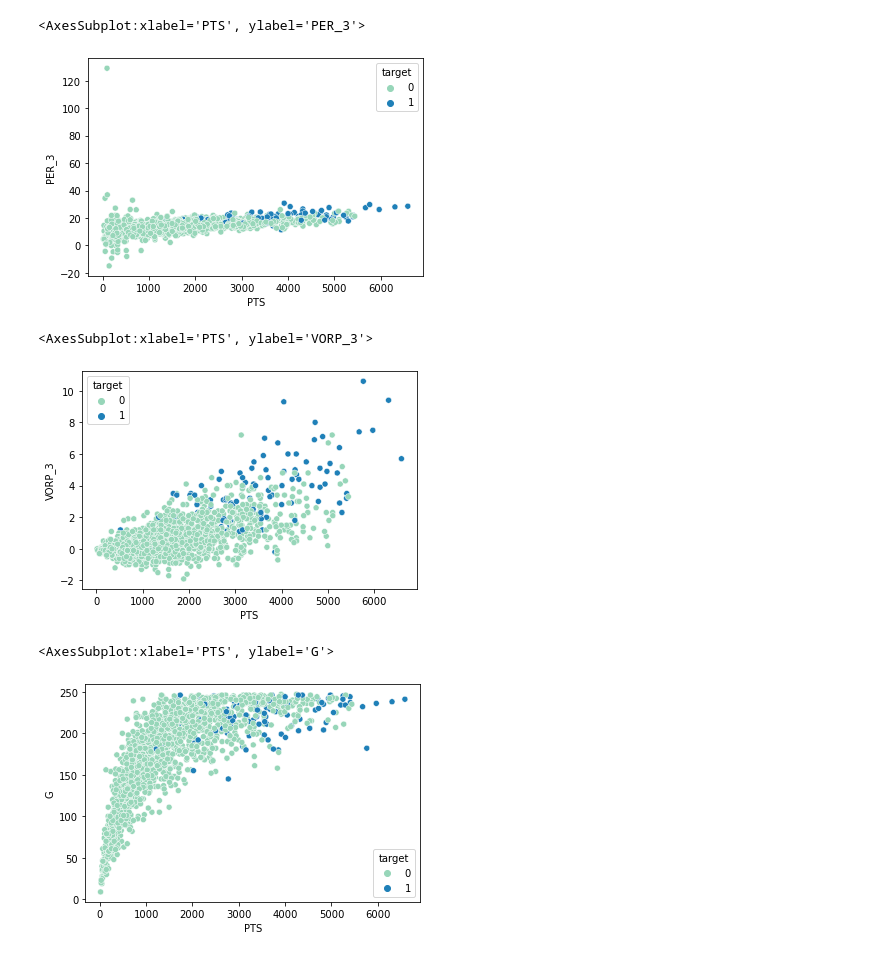
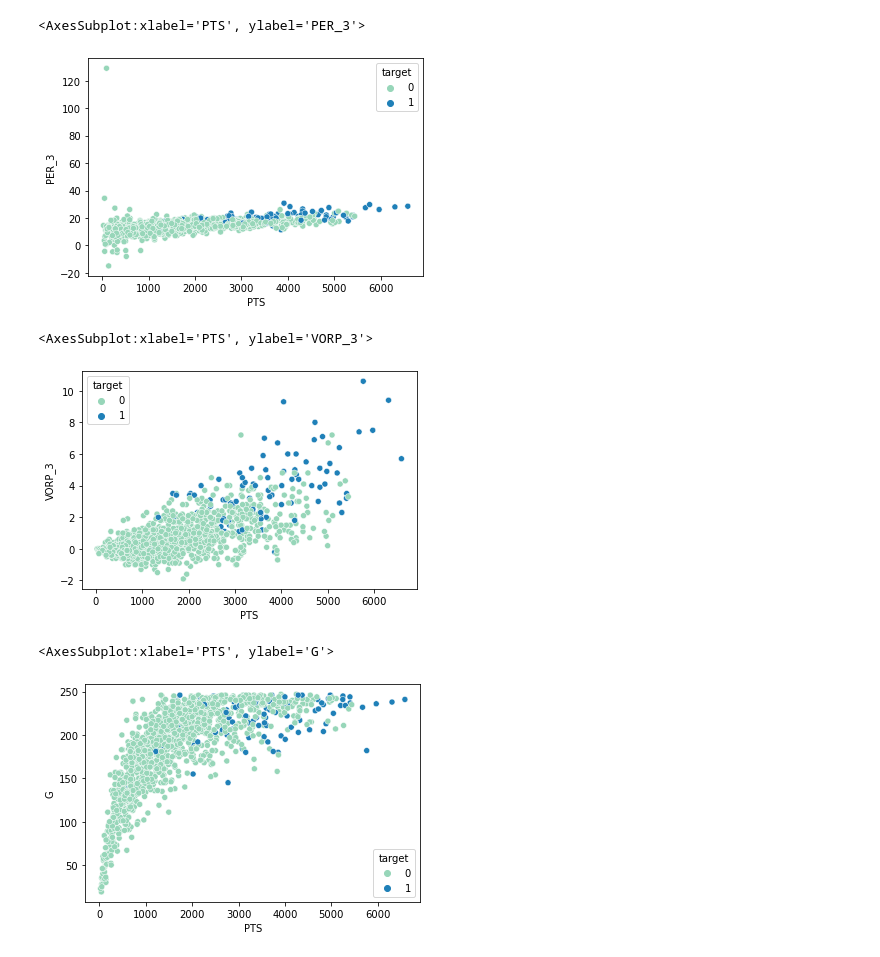
Before and after one commit to rylewww/Modeling-The-NBA-Leap, a Jupyter notebook: EDA.ipynb, the cells around one changed output. Cells and saved outputs as stored; diff of their text form; code cells hidden in the pictures.

Commit message:
updated data set

```diff
--- a/EDA.ipynb
+++ b/EDA.ipynb
@@ -8,7 +8,7 @@ import plotly.express as px
 import seaborn as sns
 # %%
 full_df = pd.read_csv('Data/Final_NBA_PLayers.csv', index_col = 0)
-df = pd.read_csv('Data/Final_NBA_Seasons1-3.csv', index_col = 0)
-df_modern = pd.read_csv('Data/Final_NBA_Seasons1-3_1977.csv', index_col = 0)
-df_modern.set_index('Player', inplace = True)
+# df = pd.read_csv('Data/Final_NBA_Seasons1-3.csv', index_col = 0)
+df_final = pd.read_csv('Data/Final_NBA_Seasons1-3_1977_final.csv', index_col = 0)
+df_final.set_index('Player', inplace = True)
 # %%
@@ -30,16 +36,16 @@ sns.scatterplot(x = df_modern.PTS, y = df_modern.WS_3, hue = df_modern['target']
 # %%
-sns.scatterplot(x = df_modern.PTS, y = df_modern.PER_3, hue = df_modern['target'], palette = 'YlGnBu')
+sns.scatterplot(x = df_final.PTS, y = df_final.PER_3, hue = df_final['target'], palette = 'YlGnBu')
 # %% [output]
 <AxesSubplot:xlabel='PTS', ylabel='PER_3'>
-[figure, old version]
+[figure, new version]
 # %%
-sns.scatterplot(x = df_modern.PTS, y = df_modern.VORP_3, hue = df_modern['target'], palette = 'YlGnBu')
+sns.scatterplot(x = df_final.PTS, y = df_final.VORP_3, hue = df_final['target'], palette = 'YlGnBu')
 # %% [output]
 <AxesSubplot:xlabel='PTS', ylabel='VORP_3'>
-[figure, old version]
+[figure, new version]
 # %%
-sns.scatterplot(x = df_modern.PTS, y = df_modern.G, hue = df_modern['target'], palette = 'YlGnBu')
+sns.scatterplot(x = df_final.PTS, y = df_final.G, hue = df_final['target'], palette = 'YlGnBu')
 # %% [output]
 <AxesSubplot:xlabel='PTS', ylabel='G'>
-[figure, old version]
+[figure, new version]
 # %%
```
Also changed, not shown: parts of 15 cells of this notebook, 6 other files.
